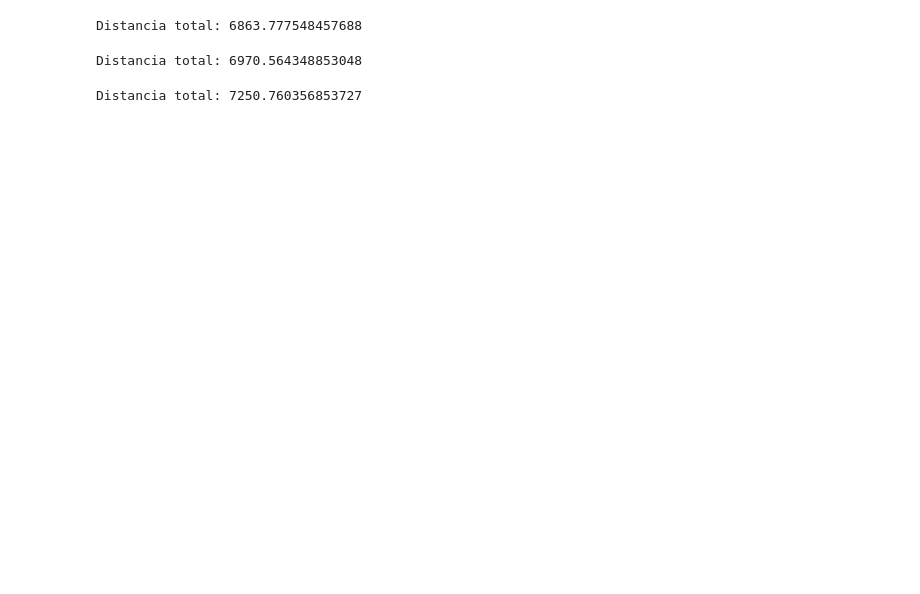
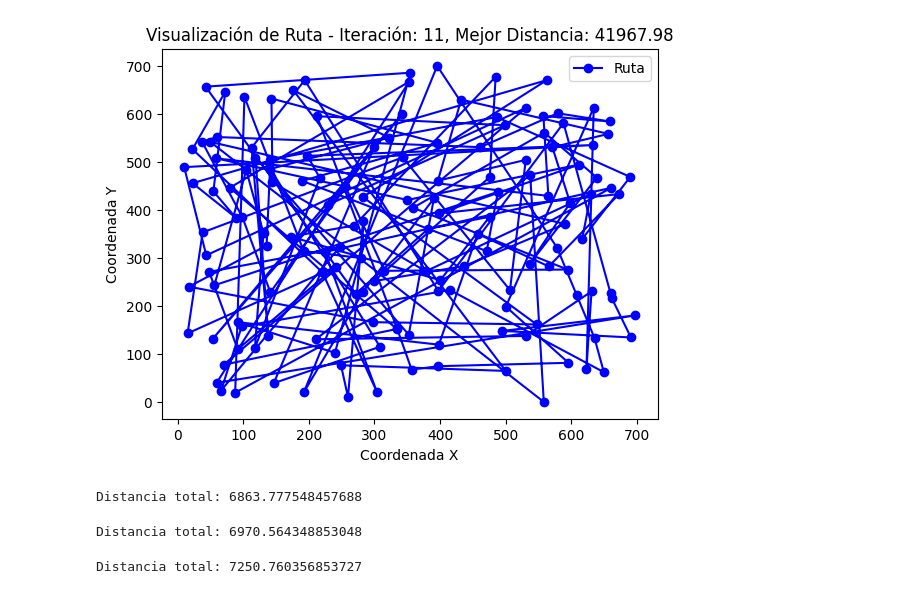
Before and after one commit to pabloozamora/UVG_Modsim_Lab_8, a Jupyter notebook: TSP/tsp_genetic.ipynb, the cells around one changed output. Cells and saved outputs as stored; diff of their text form; code cells hidden in the pictures; blank space fills up the shorter version.

```diff
--- a/TSP/tsp_genetic.ipynb
+++ b/TSP/tsp_genetic.ipynb
@@ -276,3 +309,8 @@ MovieWriter ffmpeg unavailable; using Pillow instead.
+# %%
+# Graficar mejor ruta guardada
+plot_route(history[-1][2], history[-1][0], history[-1][1])
+# %% [output]
+[figure, added]
 # %%
 # semilla 1521 1% de retención, 90 minutos
 res = [51, 109, 43, 67, 38, 23, 32, 131, 134, 138, 54, 92, 46, 90, 83, 141, 25, 20, 47, 120, 139, 40, 53, 118, 24, 12, 116, 101, 41, 57, 39, 127, 69, 36, 61, 11, 148, 130, 17, 66, 60, 140, 117, 27, 31, 129, 144, 49, 147, 122, 77, 133, 59, 79, 88, 94, 121, 52, 35, 93, 126, 33, 105, 111, 16, 15, 78, 80, 14, 72, 145, 64, 112, 136, 123, 74, 13, 106, 91, 119, 68, 128, 4, 104, 45, 71, 44, 115, 150, 21, 125, 22, 149, 62, 3, 113, 10, 63, 48, 73, 76, 87, 1, 98, 103, 34, 30, 96, 89, 8, 84, 7, 82, 95, 107, 5, 100, 143, 97, 124, 146, 56, 26, 75, 18, 142, 85, 65, 132, 137, 50, 135, 70, 108, 102, 114, 99, 19, 2, 37, 6, 28, 9, 42, 110, 81, 29, 86, 58, 55]
```
Also changed, not shown: parts of 16 cells of this notebook, 1 other file.
